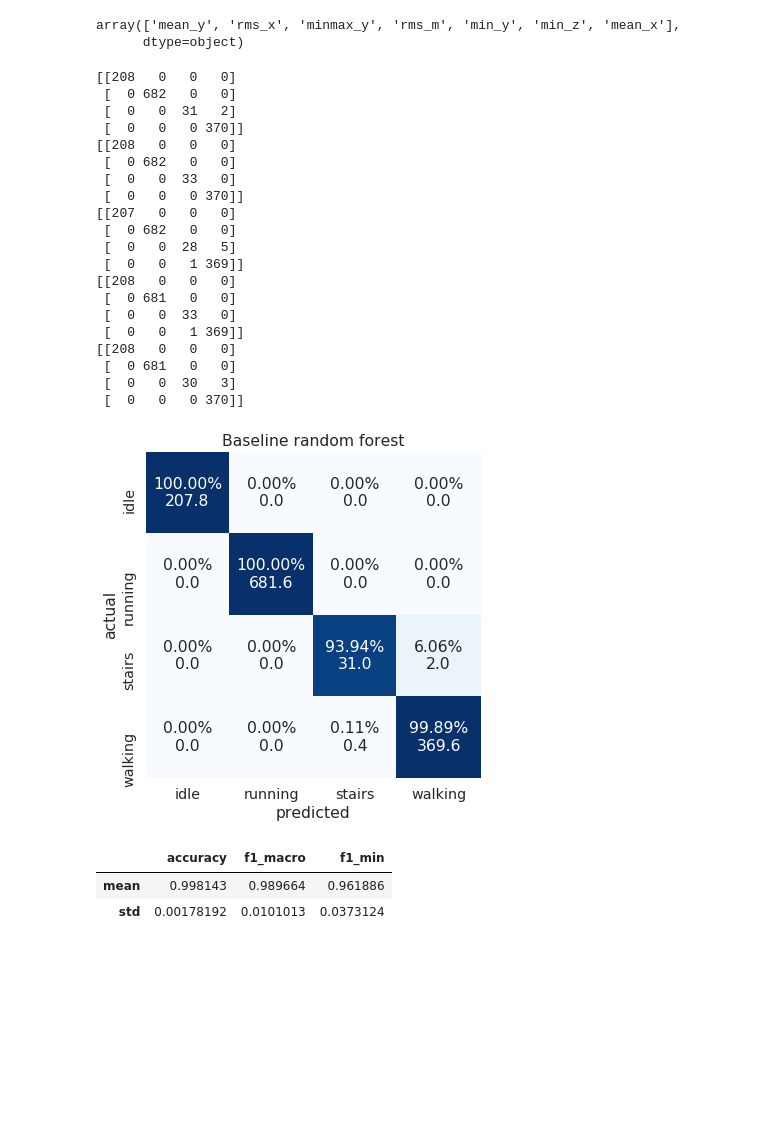
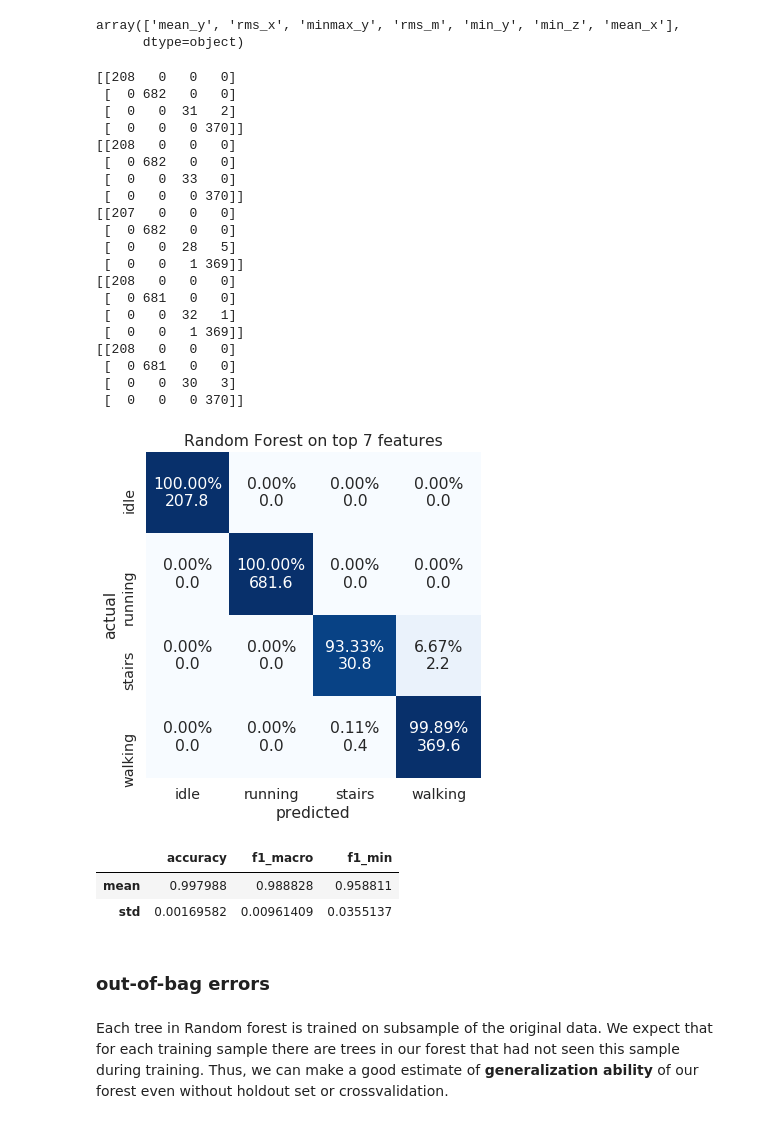
Before and after one commit to kilianovski/study, a Jupyter notebook: small_projects/activity_classification_accelerometer/activity_classification.ipynb, the cells around one changed output. Saved outputs shown, nothing was run; the diff lists cells and outputs as text; code cells hidden in the pictures; blank space fills up the shorter version.

```diff
--- a/small_projects/activity_classification_accelerometer/activity_classification.ipynb
+++ b/small_projects/activity_classification_accelerometer/activity_classification.ipynb
@@ -71,0 +74,9 @@ Name: label, dtype: int64
+# %%
+fig, axes = plt.subplots(1, 3, figsize=(16,6))
+axes = axes.flatten()
+
+for label, cols, ax in zip(['X', 'Y', 'Z'], [x_acc_cols, y_acc_cols, z_acc_cols], axes):
+    sns.histplot(raw_data[cols].values.flatten(), ax=ax)
+    ax.set_title(f'Distribution of {label} axis readings');
+    ax.set_xlabel('m/$s^2$');
+    ax.set_ylabel('')
@@ -125,6 +213,7 @@ from IPython.display import display, HTML
 numerical_metrics = ['accuracy', 'f1_macro', 'f1_min']
 
 def evaluate_performance(y_true, y_pred):
+    """Calculates metrics and returns result as dict"""
     metrics = {
         'accuracy': accuracy_score(y_true, y_pred),
         'f1_macro': f1_score(y_true, y_pred, average='macro'),
@@ -159,10 +248,12 @@ def plot_confusion_matrix(df, title=None):
     plt.title(title);
 
 def print_cv_metrics(cv_metrics, title=None):
+    """Displays results on cross validation"""
     df = pd.DataFrame(cv_metrics)
     plot_confusion_matrix(df, title=title);
     plt.show()
     print_df = pd.concat([df.mean()[numerical_metrics], df.std()[numerical_metrics]], axis=1)
+    print_df = print_df.applymap(lambda x: round(x, 3))
     print_df.columns = ['mean', 'std']
     display(HTML(print_df.T.to_html()))
 # %%
@@ -262,5 +353,26 @@ print_cv_metrics(cv_metrics, 'Baseline Random Forest')
 # %%
 def extract_features(x_part, y_part, z_part):
+    """
+    Extract features from accelerometer readings.
+
+    First, magnitude across 3 axes is calculed and added as 4ht timeseries 'm'
+    Then, the followng features for each axis is calculated:
+    - mean: simple average for each axis
+    - minmax: difference between max value and min value for each axis
+    - min: minumum value for each axis
+    - rms: root mean square for each axis
+    - corr_xy, corr_yz, corr_xz - Pearson correlation coefs. for corresponding axis.
+
+    as proposed in 'A Study on Human Activity Recognition Using Accelerometer Data from Smartphones'
+    https://www.sciencedirect.com/science/article/pii/S1877050914008643
+
+    Parameters:
+            x_part, y_part, z_part: Arrays of shape n_samples x FRAME_LENGTH
+            with accelerometer readings
+
+    Returns:
+            features (DataFrame): DataFrame with generated features (19 features in total)
+    """
     magnitude_part = np.sqrt(x_part**2 + y_part**2 + z_part**2)
     ts_matrix = np.stack([x_part, y_part, z_part, magnitude_part], axis=1)
     ts_ax_names = ['x', 'y', 'z', 'm']
@@ -687,0 +790,6 @@ RandomForestClassifier(bootstrap=True, ccp_alpha=0.0, class_weight=None,
+# %%
+X = feature_df[all_features]
+y = feature_df['label']
+
+cls = RandomForestClassifier()
+cls.fit(X, y)
@@ -789,36 +905,40 @@ for train_ix, valid_ix in kfold.split(X, y):
     X_train, X_valid = X.loc[train_ix], X.loc[valid_ix]
     y_train, y_valid = y.loc[train_ix], y.loc[valid_ix]
 
     cls = RandomForestClassifier()
     cls.fit(X_train, y_train)
     y_pred = cls.predict(X_valid)
 
     fold_metrics = evaluate_performance(y_valid, y_pred)
     cv_metrics.append(fold_metrics)
     print(fold_metrics['CM_not_normalized'])
-print_cv_metrics(cv_metrics, 'Baseline random forest')
+print_cv_metrics(cv_metrics, 'Random Forest on top 7 features')
 # %% [output]
 [[208   0   0   0]
  [  0 682   0   0]
  [  0   0  31   2]
  [  0   0   0 370]]
 [[208   0   0   0]
  [  0 682   0   0]
  [  0   0  33   0]
  [  0   0   0 370]]
 [[207   0   0   0]
  [  0 682   0   0]
  [  0   0  28   5]
  [  0   0   1 369]]
 [[208   0   0   0]
  [  0 681   0   0]
- [  0   0  33   0]
+ [  0   0  32   1]
  [  0   0   1 369]]
 [[208   0   0   0]
  [  0 681   0   0]
  [  0   0  30   3]
  [  0   0   0 370]]
-[figure, old version]
+[figure, new version]
 |  | accuracy | f1_macro | f1_min |
-| mean | 0.998143 | 0.989664 | 0.961886 |
-| std | 0.00178192 | 0.0101013 | 0.0373124 |
+| mean | 0.997988 | 0.988828 | 0.958811 |
+| std | 0.00169582 | 0.00961409 | 0.0355137 |
+# %% [markdown]
+### out-of-bag errors
+# %% [markdown]
+Each tree in Random forest is trained on subsample of the original data. We expect that for each training sample there are trees in our forest that had not seen this sample during training. Thus, we can make a good estimate of **generalization ability** of our forest even without holdout set or crossvalidation.
```
Also changed, not shown: parts of 59 cells of this notebook.
